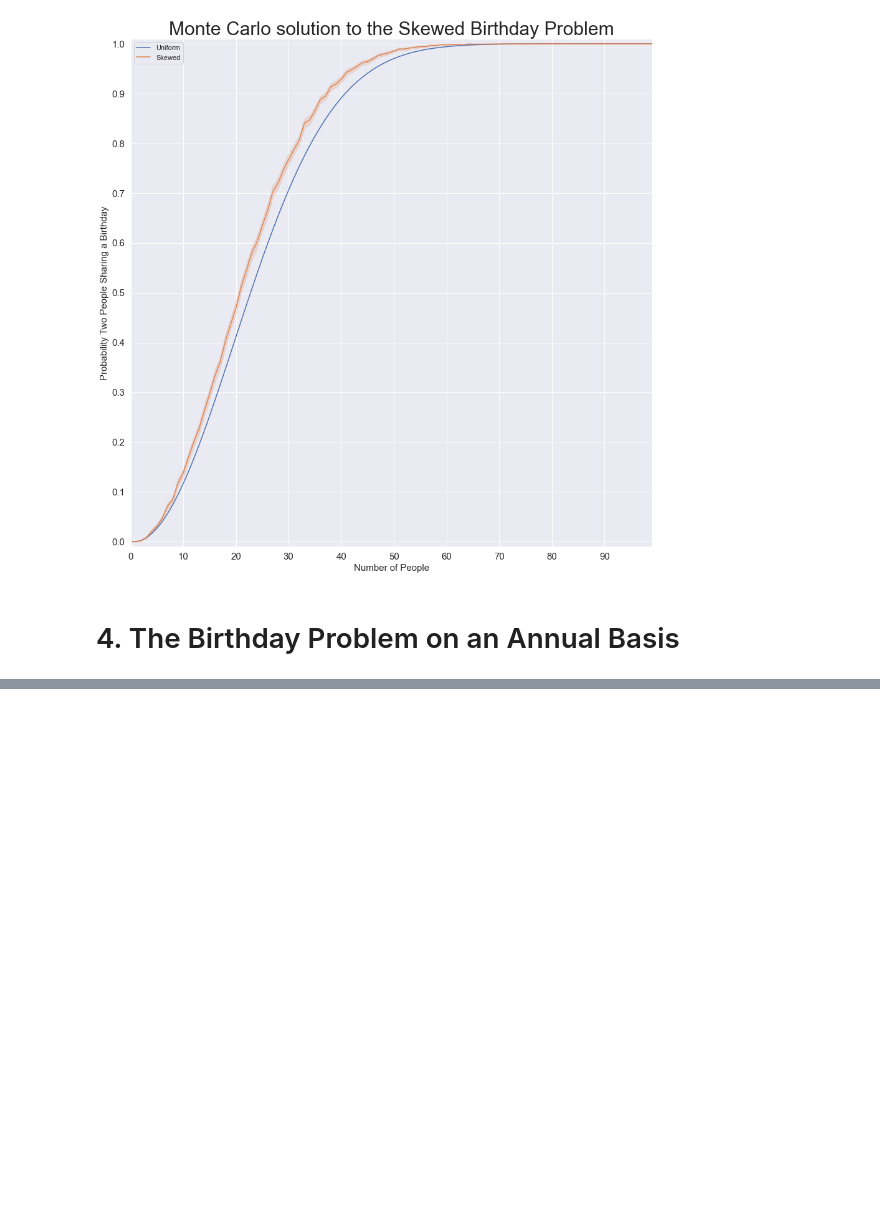
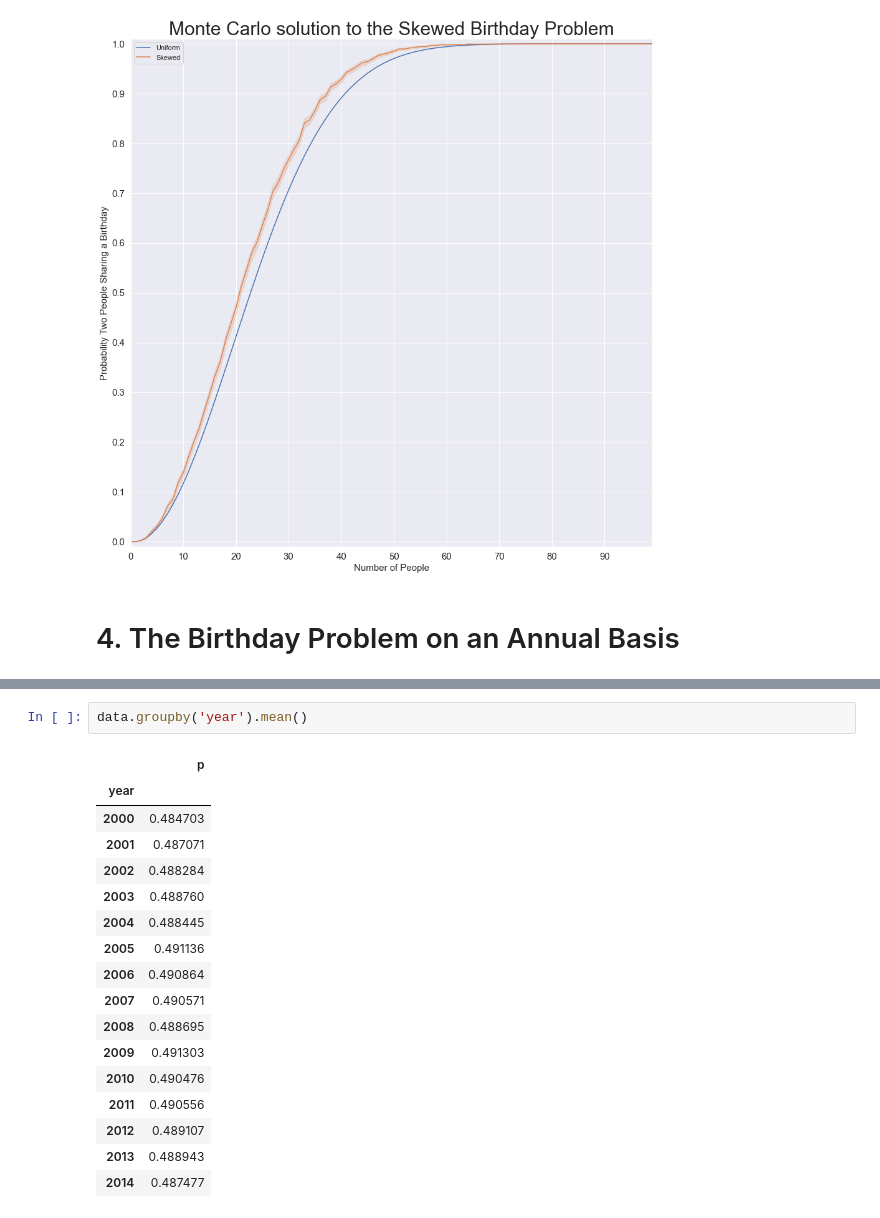
Before and after one commit to rcharan/birthdays, a Jupyter notebook: birthday_problem.ipynb, the cells around one changed output, grey strips where cells are left out. Drawn from its saved outputs; the diff is of its cells as text; blank space fills up the shorter version.

```diff
--- a/birthday_problem.ipynb
+++ b/birthday_problem.ipynb
@@ -446,0 +568,20 @@ plt.show()
+# %%
+data.groupby('year').mean()
+# %% [output]
+|  | p |
+| year |  |
+| 2000 | 0.484703 |
+| 2001 | 0.487071 |
+| 2002 | 0.488284 |
+| 2003 | 0.488760 |
+| 2004 | 0.488445 |
+| 2005 | 0.491136 |
+| 2006 | 0.490864 |
+| 2007 | 0.490571 |
+| 2008 | 0.488695 |
+| 2009 | 0.491303 |
+| 2010 | 0.490476 |
+| 2011 | 0.490556 |
+| 2012 | 0.489107 |
+| 2013 | 0.488943 |
+| 2014 | 0.487477 |
```
Also changed, not shown: parts of 13 cells of this notebook, 5 other files.
